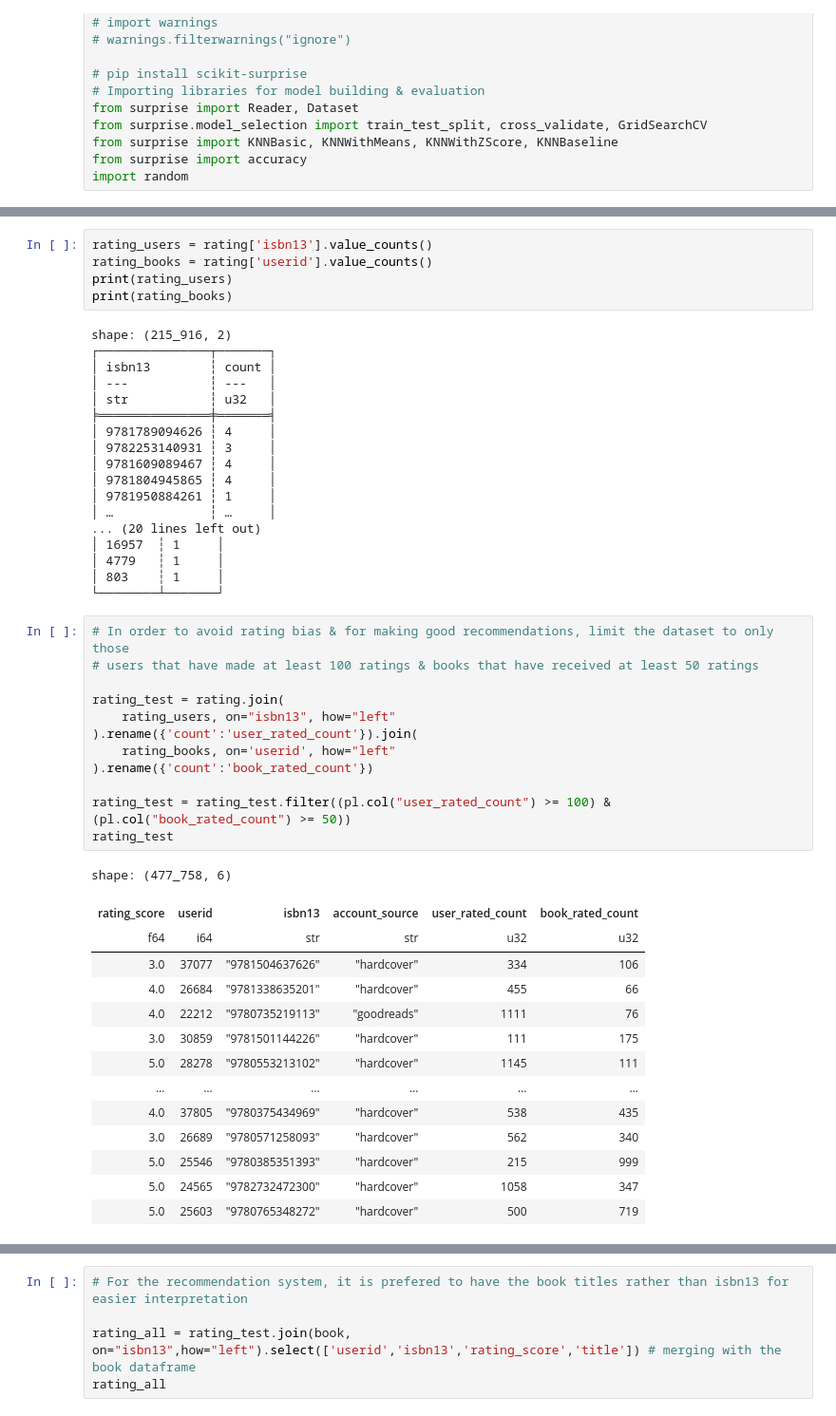
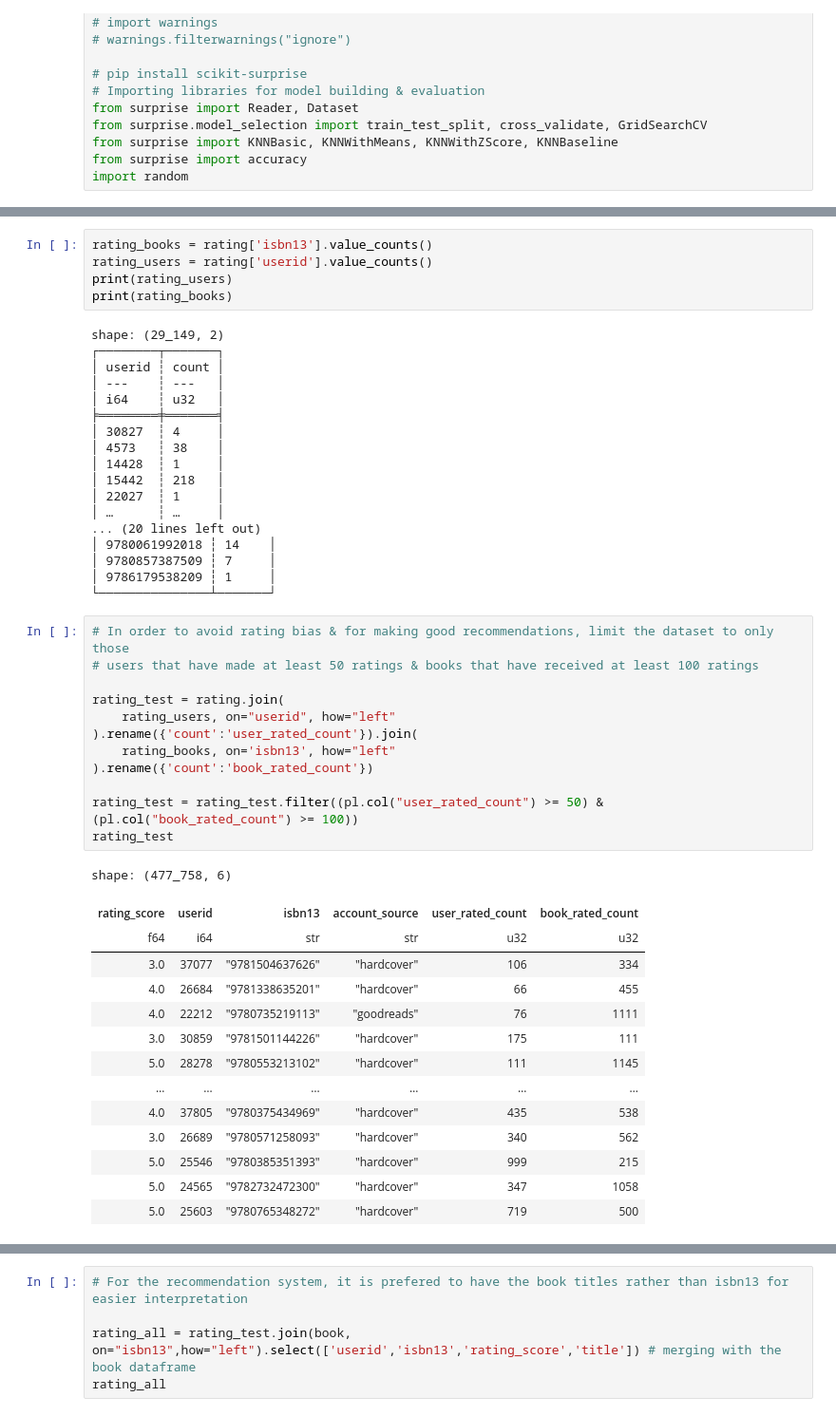
Before and after one commit to hwangisgone/book-rec-2, a Jupyter notebook: data-pipeline/SystemUsingSurprise.ipynb, the cells around one changed output, grey strips where cells are left out. Shown at 95% size. Drawn from its saved outputs; the diff is of its cells as text.

```diff
--- a/data-pipeline/SystemUsingSurprise.ipynb
+++ b/data-pipeline/SystemUsingSurprise.ipynb
@@ -61,55 +61,55 @@ Book: shape: (284_893, 10)
 │ 4.0          ┆ 28864  ┆ 9780425265628 ┆ hardcover      │
 └──────────────┴────────┴───────────────┴────────────────┘
 # %%
-rating_users = rating['isbn13'].value_counts()
-rating_books = rating['userid'].value_counts()
+rating_books = rating['isbn13'].value_counts()
+rating_users = rating['userid'].value_counts()
 print(rating_users)
 print(rating_books)
 # %% [output]
-shape: (215_916, 2)
-┌───────────────┬───────┐
-│ isbn13        ┆ count │
-│ ---           ┆ ---   │
-│ str           ┆ u32   │
-╞═══════════════╪═══════╡
-│ 9781789094626 ┆ 4     │
-│ 9782253140931 ┆ 3     │
-│ 9781609089467 ┆ 4     │
-│ 9781804945865 ┆ 4     │
-│ 9781950884261 ┆ 1     │
-│ …             ┆ …     │
+shape: (29_149, 2)
+┌────────┬───────┐
+│ userid ┆ count │
+│ ---    ┆ ---   │
+│ i64    ┆ u32   │
+╞════════╪═══════╡
+│ 30827  ┆ 4     │
+│ 4573   ┆ 38    │
+│ 14428  ┆ 1     │
+│ 15442  ┆ 218   │
+│ 22027  ┆ 1     │
+│ …      ┆ …     │
 ... (20 lines left out)
-│ 16957  ┆ 1     │
-│ 4779   ┆ 1     │
-│ 803    ┆ 1     │
-└────────┴───────┘
+│ 9780061992018 ┆ 14    │
+│ 9780857387509 ┆ 7     │
+│ 9786179538209 ┆ 1     │
+└───────────────┴───────┘
 # %%
 # In order to avoid rating bias & for making good recommendations, limit the dataset to only those
-# users that have made at least 100 ratings & books that have received at least 50 ratings
+# users that have made at least 50 ratings & books that have received at least 100 ratings
 
 rating_test = rating.join(
-    rating_users, on="isbn13", how="left"
+    rating_users, on="userid", how="left"
 ).rename({'count':'user_rated_count'}).join(
-    rating_books, on='userid', how="left"
+    rating_books, on='isbn13', how="left"
 ).rename({'count':'book_rated_count'})
 
-rating_test = rating_test.filter((pl.col("user_rated_count") >= 100) & (pl.col("book_rated_count") >= 50))
+rating_test = rating_test.filter((pl.col("user_rated_count") >= 50) & (pl.col("book_rated_count") >= 100))
 rating_test
 # %% [output]
 shape: (477_758, 6)
 | rating_score | userid | isbn13 | account_source | user_rated_count | book_rated_count |
 | f64 | i64 | str | str | u32 | u32 |
-| 3.0 | 37077 | "9781504637626" | "hardcover" | 334 | 106 |
-| 4.0 | 26684 | "9781338635201" | "hardcover" | 455 | 66 |
-| 4.0 | 22212 | "9780735219113" | "goodreads" | 1111 | 76 |
-| 3.0 | 30859 | "9781501144226" | "hardcover" | 111 | 175 |
-| 5.0 | 28278 | "9780553213102" | "hardcover" | 1145 | 111 |
+| 3.0 | 37077 | "9781504637626" | "hardcover" | 106 | 334 |
+| 4.0 | 26684 | "9781338635201" | "hardcover" | 66 | 455 |
+| 4.0 | 22212 | "9780735219113" | "goodreads" | 76 | 1111 |
+| 3.0 | 30859 | "9781501144226" | "hardcover" | 175 | 111 |
+| 5.0 | 28278 | "9780553213102" | "hardcover" | 111 | 1145 |
 | … | … | … | … | … | … |
-| 4.0 | 37805 | "9780375434969" | "hardcover" | 538 | 435 |
-| 3.0 | 26689 | "9780571258093" | "hardcover" | 562 | 340 |
-| 5.0 | 25546 | "9780385351393" | "hardcover" | 215 | 999 |
-| 5.0 | 24565 | "9782732472300" | "hardcover" | 1058 | 347 |
-| 5.0 | 25603 | "9780765348272" | "hardcover" | 500 | 719 |
+| 4.0 | 37805 | "9780375434969" | "hardcover" | 435 | 538 |
+| 3.0 | 26689 | "9780571258093" | "hardcover" | 340 | 562 |
+| 5.0 | 25546 | "9780385351393" | "hardcover" | 999 | 215 |
+| 5.0 | 24565 | "9782732472300" | "hardcover" | 347 | 1058 |
+| 5.0 | 25603 | "9780765348272" | "hardcover" | 719 | 500 |
 # %%
 rating_test.describe()
 # %% [output]
```
Also changed, not shown: parts of 1 cell of this notebook, 15 other files.
